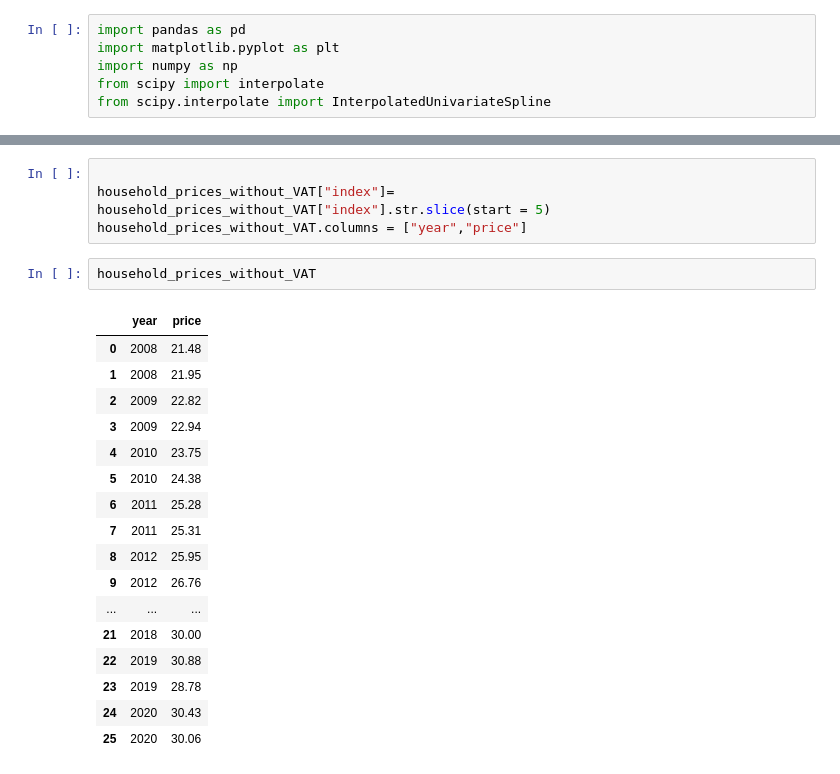
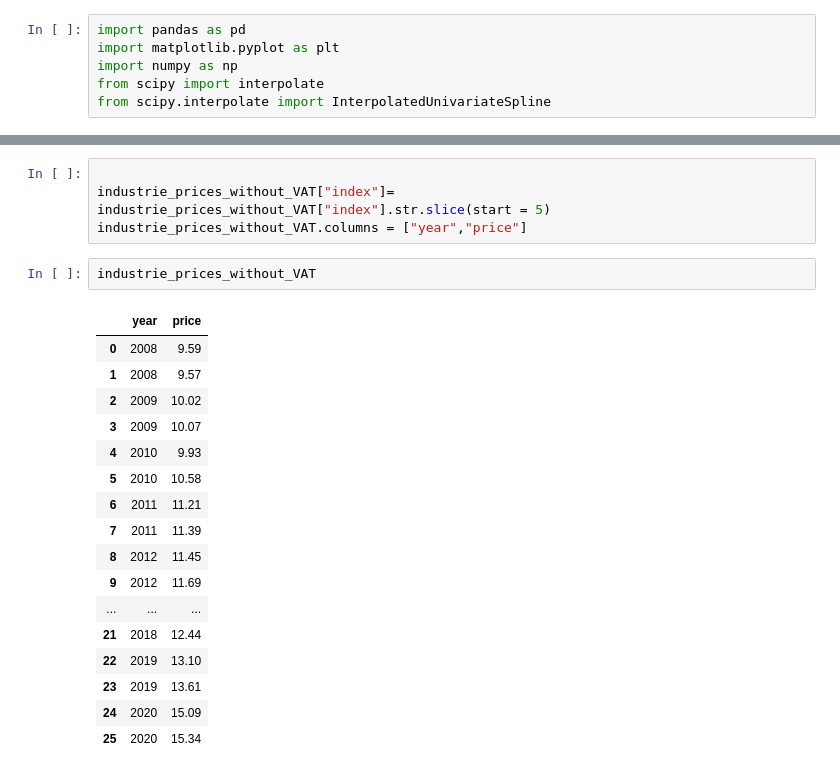
Before and after one commit to sjshtura/Code_Snippets, a Jupyter notebook: electricity_price_stringSplit_dataResampling_industrie.ipynb, the cells around one changed output, grey strips where cells are left out. Cells and saved outputs as stored; diff of their text form.

```diff
--- a/electricity_price_stringSplit_dataResampling_industrie.ipynb
+++ b/electricity_price_stringSplit_dataResampling_industrie.ipynb
@@ -20,25 +20,25 @@ household_prices_without_VAT.head()
 # %%
 
-household_prices_without_VAT["index"]= household_prices_without_VAT["index"].str.slice(start = 5)
-household_prices_without_VAT.columns = ["year","price"]
+industrie_prices_without_VAT["index"]= industrie_prices_without_VAT["index"].str.slice(start = 5)
+industrie_prices_without_VAT.columns = ["year","price"]
-# %%
-household_prices_without_VAT
-# %% [output]
-|  | year | price |
-| 0 | 2008 | 21.48 |
-| 1 | 2008 | 21.95 |
-| 2 | 2009 | 22.82 |
-| 3 | 2009 | 22.94 |
-| 4 | 2010 | 23.75 |
-| 5 | 2010 | 24.38 |
-| 6 | 2011 | 25.28 |
-| 7 | 2011 | 25.31 |
-| 8 | 2012 | 25.95 |
-| 9 | 2012 | 26.76 |
-| ... | ... | ... |
-| 21 | 2018 | 30.00 |
-| 22 | 2019 | 30.88 |
-| 23 | 2019 | 28.78 |
-| 24 | 2020 | 30.43 |
-| 25 | 2020 | 30.06 |
+# %%
+industrie_prices_without_VAT
+# %% [output]
+|  | year | price |
+| 0 | 2008 | 9.59 |
+| 1 | 2008 | 9.57 |
+| 2 | 2009 | 10.02 |
+| 3 | 2009 | 10.07 |
+| 4 | 2010 | 9.93 |
+| 5 | 2010 | 10.58 |
+| 6 | 2011 | 11.21 |
+| 7 | 2011 | 11.39 |
+| 8 | 2012 | 11.45 |
+| 9 | 2012 | 11.69 |
+| ... | ... | ... |
+| 21 | 2018 | 12.44 |
+| 22 | 2019 | 13.10 |
+| 23 | 2019 | 13.61 |
+| 24 | 2020 | 15.09 |
+| 25 | 2020 | 15.34 |
 # %%
```
Also changed, not shown: parts of 14 cells of this notebook, 2 other files.
